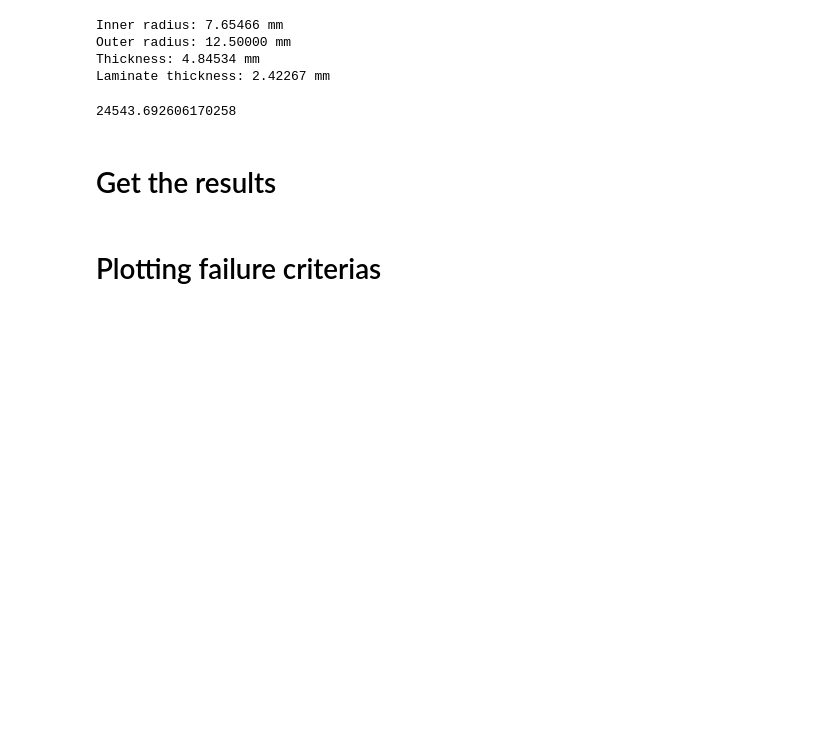
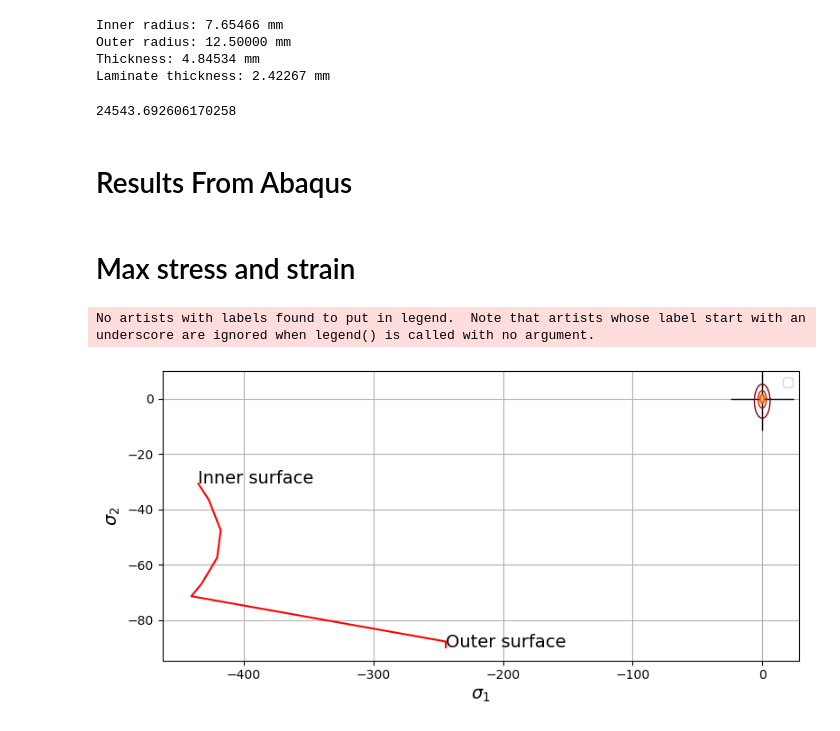
Before and after one commit to Hakonimatata/Lettvekt-Design, a Jupyter notebook: A2/A2_testing.ipynb, the cells around one changed output. Drawn from its saved outputs; the diff is of its cells as text; code cells hidden in the pictures; blank space fills up the shorter version.

```diff
--- a/A2/A2_testing.ipynb
+++ b/A2/A2_testing.ipynb
@@ -232,8 +358,8 @@ F = A * EXTERNAL_PRESSURE
 F
 # %% [output]
 24543.692606170258
-# %% [markdown]
-# Get the results
+# %% [markdown]
+# Results From Abaqus
 # %%
 # Position (from r0 to ri)
 pos = [
@@ -295,5 +421,10 @@ S33 = [
     -25.3043,
     -13.3474,
 ]
-# %% [markdown]
-# Plotting failure criterias
+# %% [markdown]
+# Max stress and strain
+# %%
+plot_max_strain(Carbon_EpoxyA, sigma_1=S11, sigma_2=S22, sigma_3=S33, pos=pos, label_start="Outer surface", label_end="Inner surface")
+# %% [output]
+No artists with labels found to put in legend.  Note that artists whose label start with an underscore are ignored when legend() is called with no argument.
+[figure, added]
```
Also changed, not shown: parts of 5 cells of this notebook, 12 other files.
